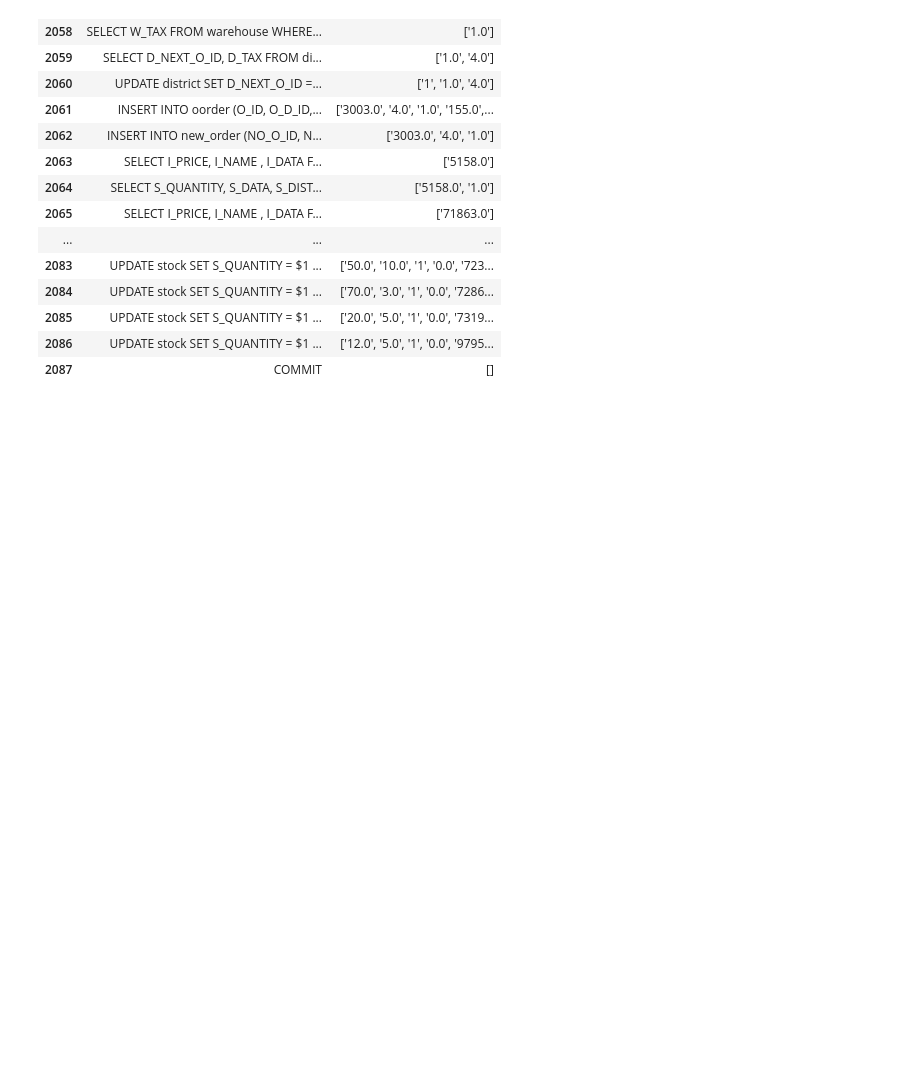
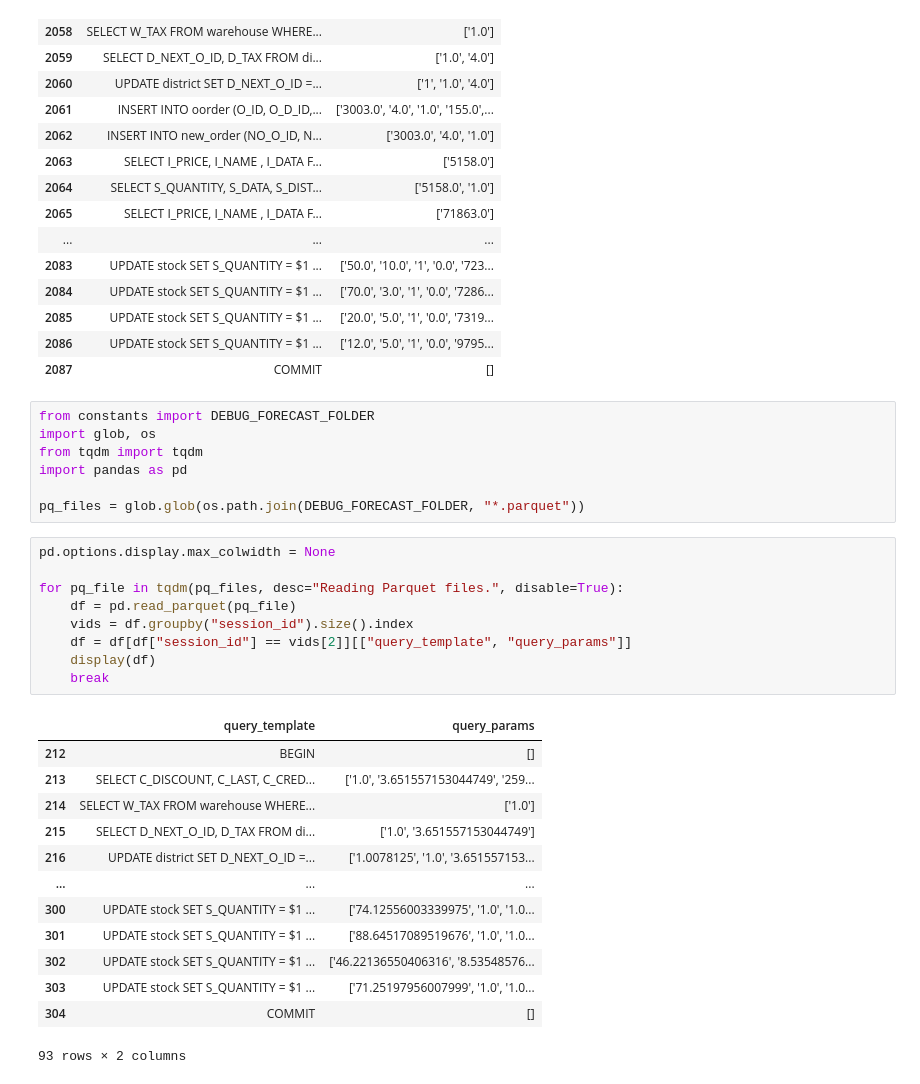
Before and after one commit to amstqq/noisepage-forecast, a Jupyter notebook: test.ipynb, the cells around one changed output. Drawn from its saved outputs; the diff is of its cells as text; blank space fills up the shorter version.

```diff
--- a/test.ipynb
+++ b/test.ipynb
@@ -140,3 +140,33 @@ display(df[df["virtual_transaction_id"] == '3/103'][["query_template", "query_pa
 | 2085 | UPDATE stock SET S_QUANTITY = $1 ... | ['20.0', '5.0', '1', '0.0', '7319... |
 | 2086 | UPDATE stock SET S_QUANTITY = $1 ... | ['12.0', '5.0', '1', '0.0', '9795... |
 | 2087 | COMMIT | [] |
+# %%
+from constants import DEBUG_FORECAST_FOLDER
+import glob, os
+from tqdm import tqdm
+import pandas as pd
+
+pq_files = glob.glob(os.path.join(DEBUG_FORECAST_FOLDER, "*.parquet"))
+# %%
+pd.options.display.max_colwidth = None
+
+for pq_file in tqdm(pq_files, desc="Reading Parquet files.", disable=True):
+    df = pd.read_parquet(pq_file)
+    vids = df.groupby("session_id").size().index
+    df = df[df["session_id"] == vids[2]][["query_template", "query_params"]]
+    display(df)
+    break
+# %% [output]
+|  | query_template | query_params |
+| 212 | BEGIN | [] |
+| 213 | SELECT C_DISCOUNT, C_LAST, C_CRED... | ['1.0', '3.651557153044749', '259... |
+| 214 | SELECT W_TAX FROM warehouse WHERE... | ['1.0'] |
+| 215 | SELECT D_NEXT_O_ID, D_TAX FROM di... | ['1.0', '3.651557153044749'] |
+| 216 | UPDATE district SET D_NEXT_O_ID =... | ['1.0078125', '1.0', '3.651557153... |
+| ... | ... | ... |
+| 300 | UPDATE stock SET S_QUANTITY = $1 ... | ['74.12556003339975', '1.0', '1.0... |
+| 301 | UPDATE stock SET S_QUANTITY = $1 ... | ['88.64517089519676', '1.0', '1.0... |
+| 302 | UPDATE stock SET S_QUANTITY = $1 ... | ['46.22136550406316', '8.53548576... |
+| 303 | UPDATE stock SET S_QUANTITY = $1 ... | ['71.25197956007999', '1.0', '1.0... |
+| 304 | COMMIT | [] |
+93 rows × 2 columns
```
Also changed, not shown: 4 other files.
